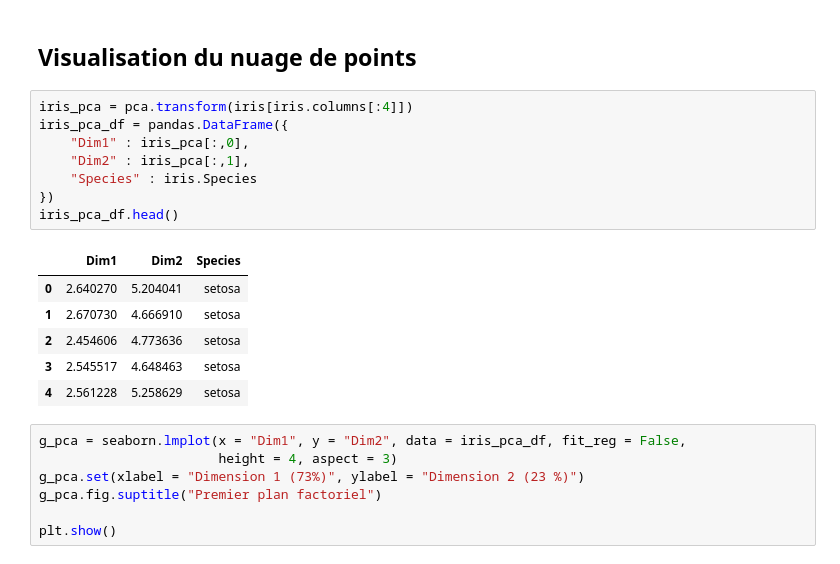
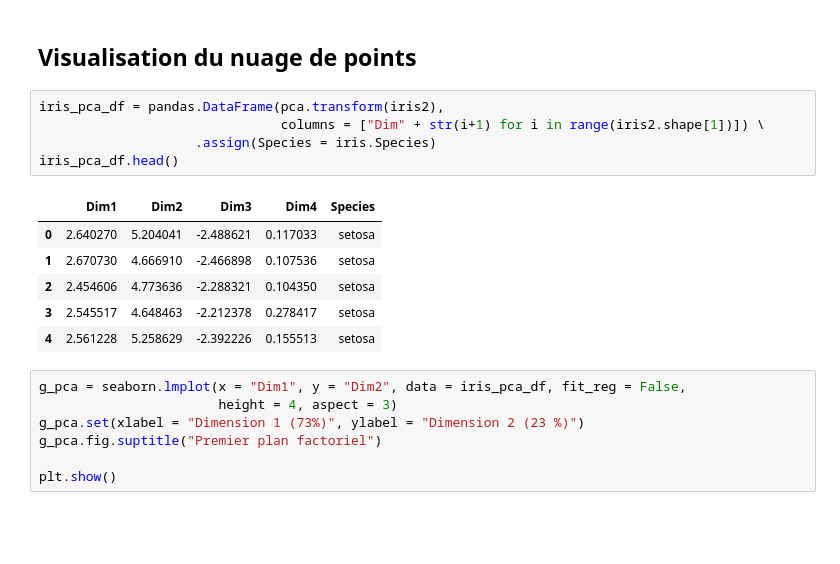
Before and after one commit to fxjollois/cours-2022-2023, a Jupyter notebook: insa-ms-esd--ml/acp-python.ipynb, the cells around one changed output. Cells and saved outputs as stored; diff of their text form; blank space fills up the shorter version.

```diff
--- a/insa-ms-esd--ml/acp-python.ipynb
+++ b/insa-ms-esd--ml/acp-python.ipynb
@@ -98,21 +98,18 @@ plt.show()
 [figure]
 # %% [markdown]
 ## Visualisation du nuage de points
-# %%
-iris_pca = pca.transform(iris[iris.columns[:4]])
-iris_pca_df = pandas.DataFrame({
-    "Dim1" : iris_pca[:,0],
-    "Dim2" : iris_pca[:,1],
-    "Species" : iris.Species
-})
-iris_pca_df.head()
-# %% [output]
-|  | Dim1 | Dim2 | Species |
-| 0 | 2.640270 | 5.204041 | setosa |
-| 1 | 2.670730 | 4.666910 | setosa |
-| 2 | 2.454606 | 4.773636 | setosa |
-| 3 | 2.545517 | 4.648463 | setosa |
-| 4 | 2.561228 | 5.258629 | setosa |
+# %%
+iris_pca_df = pandas.DataFrame(pca.transform(iris2),
+                               columns = ["Dim" + str(i+1) for i in range(iris2.shape[1])]) \
+                    .assign(Species = iris.Species)
+iris_pca_df.head()
+# %% [output]
+|  | Dim1 | Dim2 | Dim3 | Dim4 | Species |
+| 0 | 2.640270 | 5.204041 | -2.488621 | 0.117033 | setosa |
+| 1 | 2.670730 | 4.666910 | -2.466898 | 0.107536 | setosa |
+| 2 | 2.454606 | 4.773636 | -2.288321 | 0.104350 | setosa |
+| 3 | 2.545517 | 4.648463 | -2.212378 | 0.278417 | setosa |
+| 4 | 2.561228 | 5.258629 | -2.392226 | 0.155513 | setosa |
 # %%
 g_pca = seaborn.lmplot(x = "Dim1", y = "Dim2", data = iris_pca_df, fit_reg = False,
                        height = 4, aspect = 3)
```
Also changed, not shown: parts of 5 cells of this notebook, 1 other file.
